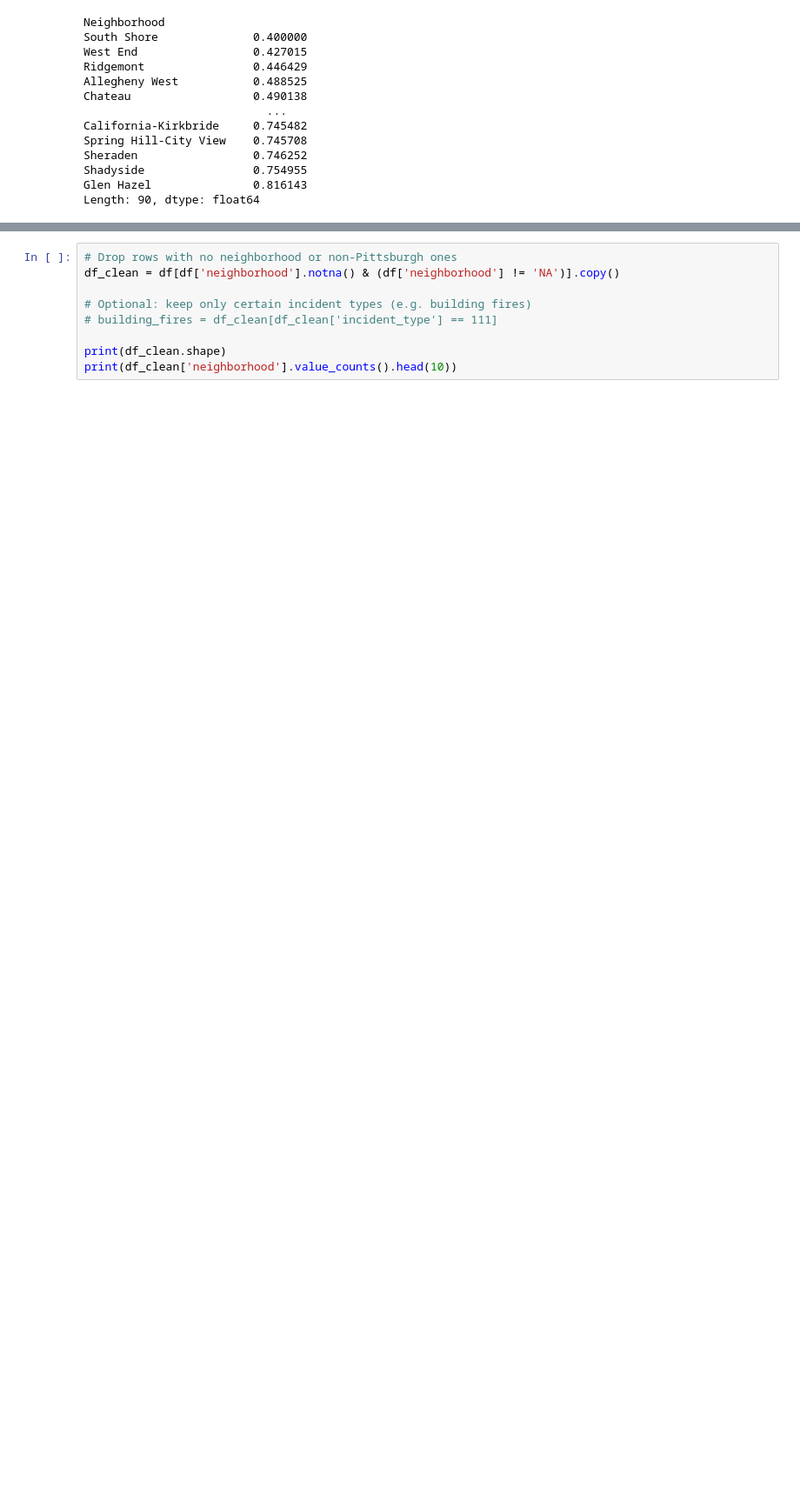
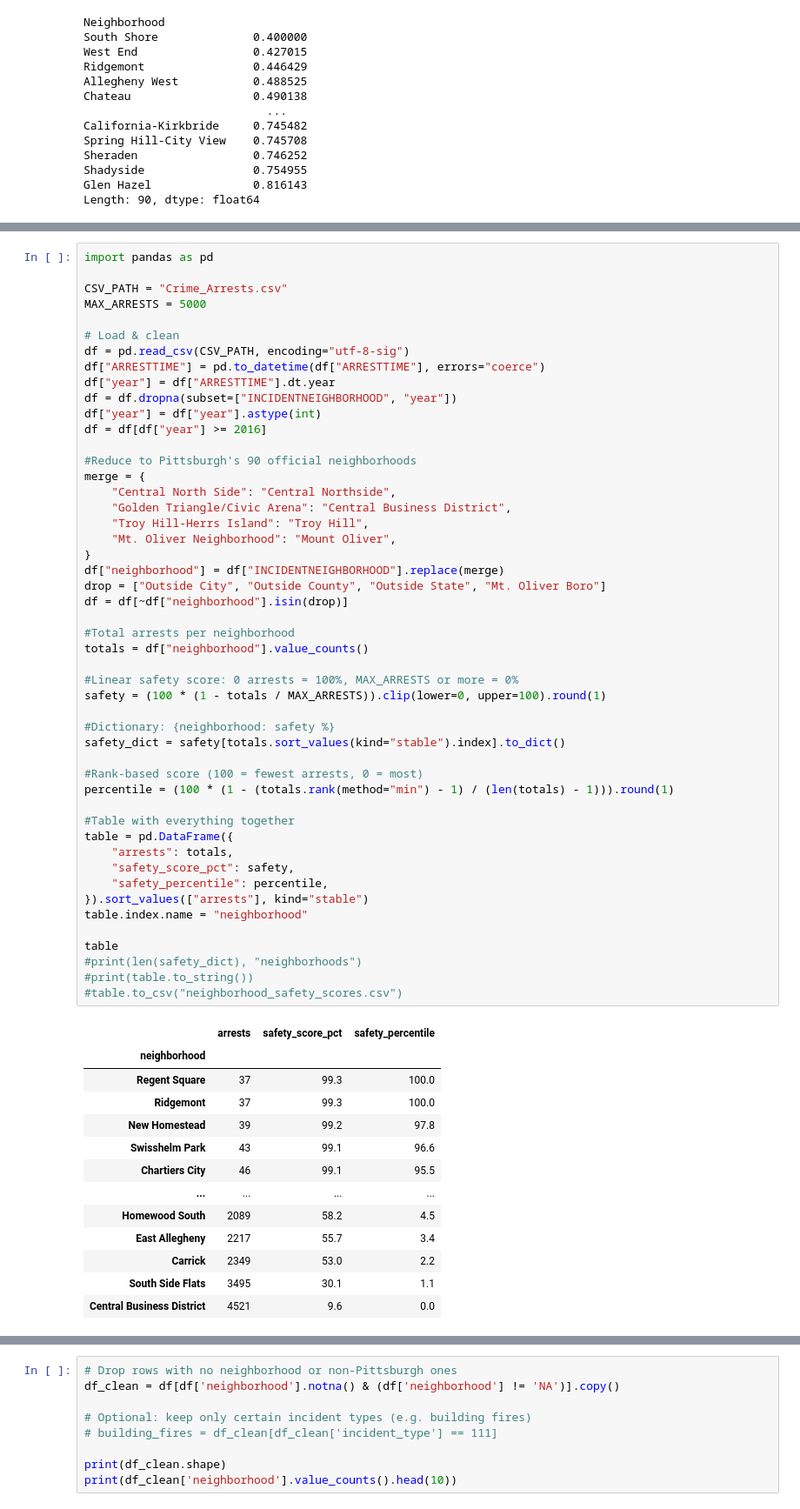
Before and after one commit to nathanPozzuto/Best_PGH_Neighborhood_26, a Jupyter notebook: Combined_Presentation.ipynb, the cells around one changed output, grey strips where cells are left out. Shown at 87% size. Saved outputs shown, nothing was run; the diff lists cells and outputs as text; blank space fills up the shorter version.

```diff
--- a/Combined_Presentation.ipynb
+++ b/Combined_Presentation.ipynb
@@ -524,0 +397,63 @@ Ridgemont is the safest city based on the percentages given above. It has the le
+# %%
+import pandas as pd
+
+CSV_PATH = "Crime_Arrests.csv"
+MAX_ARRESTS = 5000
+
+# Load & clean
+df = pd.read_csv(CSV_PATH, encoding="utf-8-sig")
+df["ARRESTTIME"] = pd.to_datetime(df["ARRESTTIME"], errors="coerce")
+df["year"] = df["ARRESTTIME"].dt.year
+df = df.dropna(subset=["INCIDENTNEIGHBORHOOD", "year"])
+df["year"] = df["year"].astype(int)
+df = df[df["year"] >= 2016]
+
+#Reduce to Pittsburgh's 90 official neighborhoods
+merge = {
+    "Central North Side": "Central Northside",
+    "Golden Triangle/Civic Arena": "Central Business District",
+    "Troy Hill-Herrs Island": "Troy Hill",
+    "Mt. Oliver Neighborhood": "Mount Oliver",
+}
+df["neighborhood"] = df["INCIDENTNEIGHBORHOOD"].replace(merge)
+drop = ["Outside City", "Outside County", "Outside State", "Mt. Oliver Boro"]
+df = df[~df["neighborhood"].isin(drop)]
+
+#Total arrests per neighborhood
+totals = df["neighborhood"].value_counts()
+
+#Linear safety score: 0 arrests = 100%, MAX_ARRESTS or more = 0%
+safety = (100 * (1 - totals / MAX_ARRESTS)).clip(lower=0, upper=100).round(1)
+
+#Dictionary: {neighborhood: safety %}
+safety_dict = safety[totals.sort_values(kind="stable").index].to_dict()
+
+#Rank-based score (100 = fewest arrests, 0 = most)
+percentile = (100 * (1 - (totals.rank(method="min") - 1) / (len(totals) - 1))).round(1)
+
+#Table with everything together
+table = pd.DataFrame({
+    "arrests": totals,
+    "safety_score_pct": safety,
+    "safety_percentile": percentile,
+}).sort_values(["arrests"], kind="stable")
+table.index.name = "neighborhood"
+
+table
+#print(len(safety_dict), "neighborhoods")
+#print(table.to_string())
+#table.to_csv("neighborhood_safety_scores.csv")
+# %% [output]
+|  | arrests | safety_score_pct | safety_percentile |
+| neighborhood |  |  |  |
+| Regent Square | 37 | 99.3 | 100.0 |
+| Ridgemont | 37 | 99.3 | 100.0 |
+| New Homestead | 39 | 99.2 | 97.8 |
+| Swisshelm Park | 43 | 99.1 | 96.6 |
+| Chartiers City | 46 | 99.1 | 95.5 |
+| ... | ... | ... | ... |
+| Homewood South | 2089 | 58.2 | 4.5 |
+| East Allegheny | 2217 | 55.7 | 3.4 |
+| Carrick | 2349 | 53.0 | 2.2 |
+| South Side Flats | 3495 | 30.1 | 1.1 |
+| Central Business District | 4521 | 9.6 | 0.0 |
```
Also changed, not shown: parts of 18 cells of this notebook, 1 other file.
